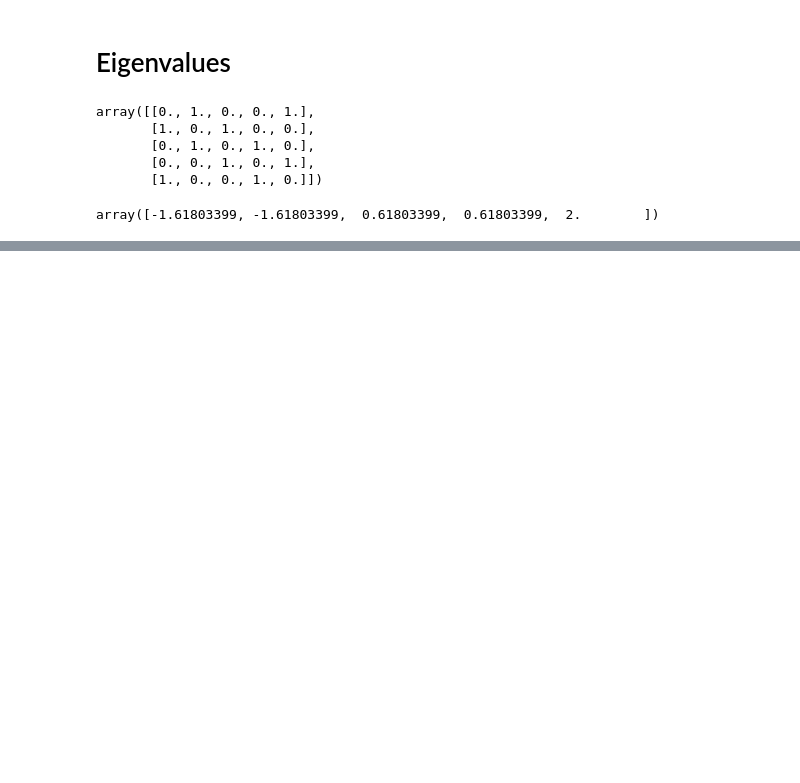
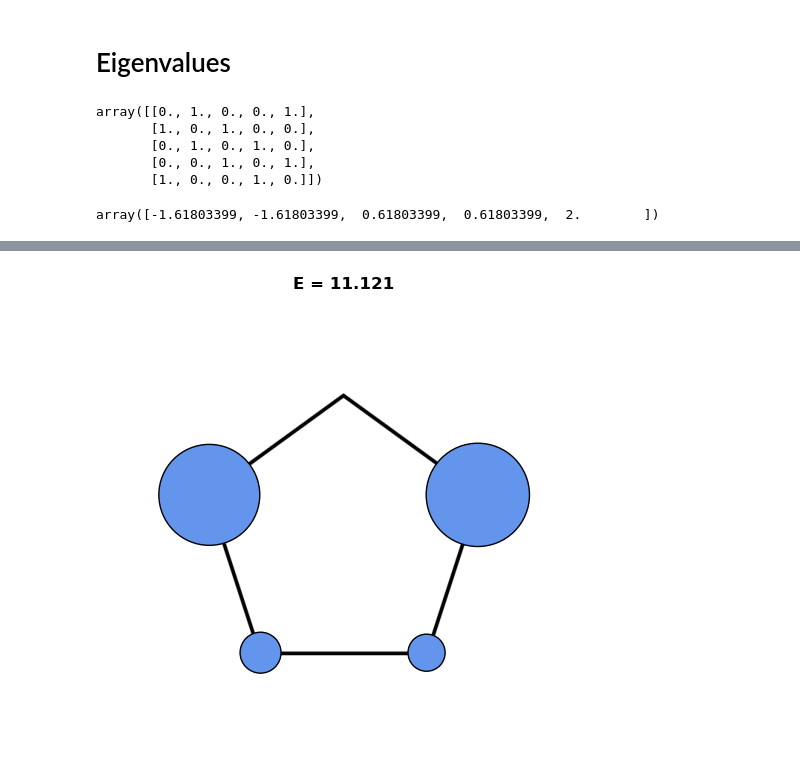
Before and after one commit to ScM-Edh/Sub-lattices, a Jupyter notebook: Five coupled resonators/Analize.ipynb, the cells around one changed output, grey strips where cells are left out. Cells and saved outputs as stored; diff of their text form; code cells hidden in the pictures; blank space fills up the shorter version.

```diff
--- a/Five coupled resonators/Analize.ipynb
+++ b/Five coupled resonators/Analize.ipynb
@@ -109,0 +166,48 @@ plt.vlines(eigvalues,0,0.06, colors='black')
+# %%
+# Vetor com diâmetros (exemplo)
+n = 4
+diametros = 200*np.abs(eigvecs[:,n])**2
+
+# Vetores com coordenadas (x, y) de cada círculo
+# 👇 Aqui você define a posição desejada de cada círculo
+x_pos = np.array([0, -95.1,-58.8, 58.8, 95.1])
+y_pos = np.array([100, 30.9, -80.9, -80.9, 30.9])
+
+# Verificação simples
+if len(diametros) != len(x_pos) or len(x_pos) != len(y_pos):
+    raise ValueError("Os vetores 'diametros', 'x_pos' e 'y_pos' devem ter o mesmo comprimento.")
+
+# --- IMAGEM DE FUNDO ---
+# Substitua pelo caminho da imagem neste computador
+imagem = plt.imread("C:/Users/edhan/Downloads/pentagono.png")  # pode ser .jpg, .png etc.
+
+# Obtém dimensões da imagem
+altura, largura = imagem.shape[:2]
+
+# Cria a figura
+fig, ax = plt.subplots(figsize=(10, 6))
+
+# Exibe a imagem
+ax.imshow(imagem, extent=[-105, 105, -95, 115])
+# O parâmetro 'extent' define o tamanho (x_min, x_max, y_min, y_max)
+# Ajuste conforme o tamanho da área onde quer desenhar os círculos
+
+for i, d in enumerate(diametros):
+    raio = d / 2
+    # Cria o círculo na posição especificada
+    c = plt.Circle((x_pos[i], y_pos[i]), raio, color='cornflowerblue', alpha=1, ec='black')
+    ax.add_patch(c)
+
+    # Adiciona o índice no centro
+    #ax.text(x_pos[i], y_pos[i], str(i), ha='center', va='center', fontsize=12, weight='bold')
+
+# Ajustes de visualização
+ax.text(0, 180, f'E = {np.round(eigvals[n],3)}', ha='center', va='center', fontsize=12, weight='bold') # Escreve a energia que corresponde a esse modo
+ax.set_aspect('equal', 'box')
+ax.set_xlim(min(x_pos) - max(diametros), max(x_pos) + max(diametros))
+ax.set_ylim(min(y_pos) - max(diametros), max(y_pos) + max(diametros))
+ax.axis('off')
+
+plt.show()
+# %% [output]
+[figure, added]
```
Also changed, not shown: parts of 7 cells of this notebook.
